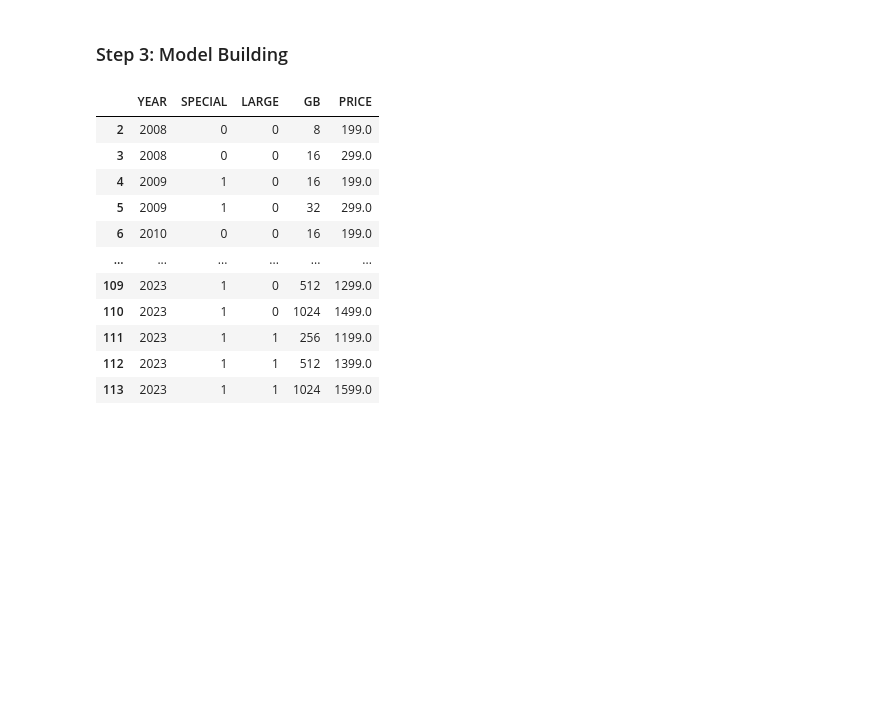
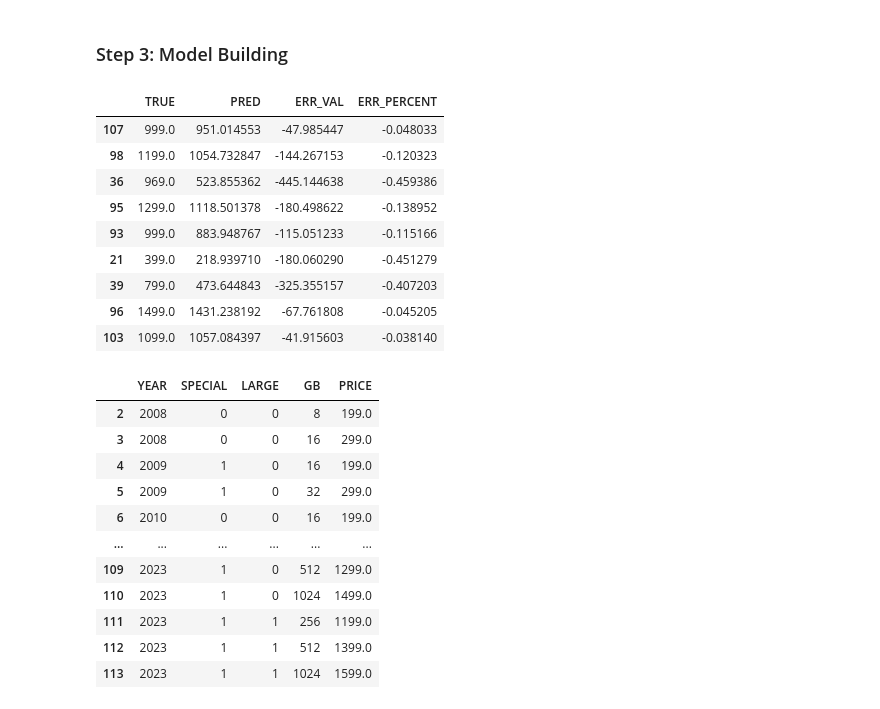
Before and after one commit to Tahsin-T-Ahmed/iphone-price-prediction-ai, a Jupyter notebook: model.ipynb, the cells around one changed output. Saved outputs shown, nothing was run; the diff lists cells and outputs as text; code cells hidden in the pictures; blank space fills up the shorter version.

Commit message:
execute first linear regression and display results

```diff
--- a/model.ipynb
+++ b/model.ipynb
@@ -252,3 +250,37 @@ X_test[numerical_features] = scaler.fit_transform(X_test[numerical_features])
+# %%
+## LINEAR REGRESSION
+
+from sklearn.linear_model import LinearRegression
+
+ml_reg = LinearRegression()
+ml_reg.fit(X_train, y_train)
+y_pred = ml_reg.predict(X_test)
+
+# CREATE DATAFRAME OF TRUE VALUES AND PREDICTED VALUES FOR COMPARISON
+ml_reg_results = pd.DataFrame({
+    "TRUE": y_test,
+    "PRED": y_pred,
+    "ERR_VAL": (y_pred - y_test)
+})
+
+# ADD COLUMN OF PERCENTAGE OF ERROR FROM THE TRUE VALUE
+ml_reg_results["ERR_PERCENT"] = ml_reg_results["ERR_VAL"] / ml_reg_results["TRUE"]
+
+ml_reg_results
+
+# WE OBSERVE THAT THIS LINEAR REGRESSION MODEL IS UNDERESTIMATING THE PRICES, SOMETIMES BY A SIGNIFICANT AMOUNT
+# THERE IS ROOM FOR IMPROVEMENT
+# %% [output]
+|  | TRUE | PRED | ERR_VAL | ERR_PERCENT |
+| 107 | 999.0 | 951.014553 | -47.985447 | -0.048033 |
+| 98 | 1199.0 | 1054.732847 | -144.267153 | -0.120323 |
+| 36 | 969.0 | 523.855362 | -445.144638 | -0.459386 |
+| 95 | 1299.0 | 1118.501378 | -180.498622 | -0.138952 |
+| 93 | 999.0 | 883.948767 | -115.051233 | -0.115166 |
+| 21 | 399.0 | 218.939710 | -180.060290 | -0.451279 |
+| 39 | 799.0 | 473.644843 | -325.355157 | -0.407203 |
+| 96 | 1499.0 | 1431.238192 | -67.761808 | -0.045205 |
+| 103 | 1099.0 | 1057.084397 | -41.915603 | -0.038140 |
 # %%
 saveOutput(iphones, "iphones_output.csv")
 
```
Also changed, not shown: parts of 1 cell of this notebook.
